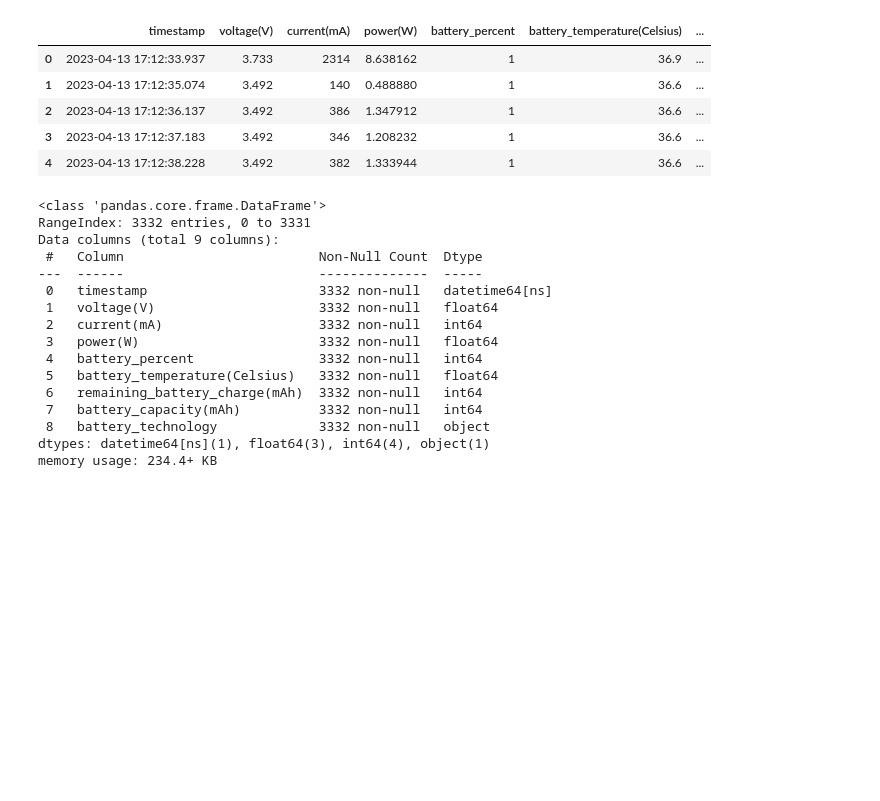
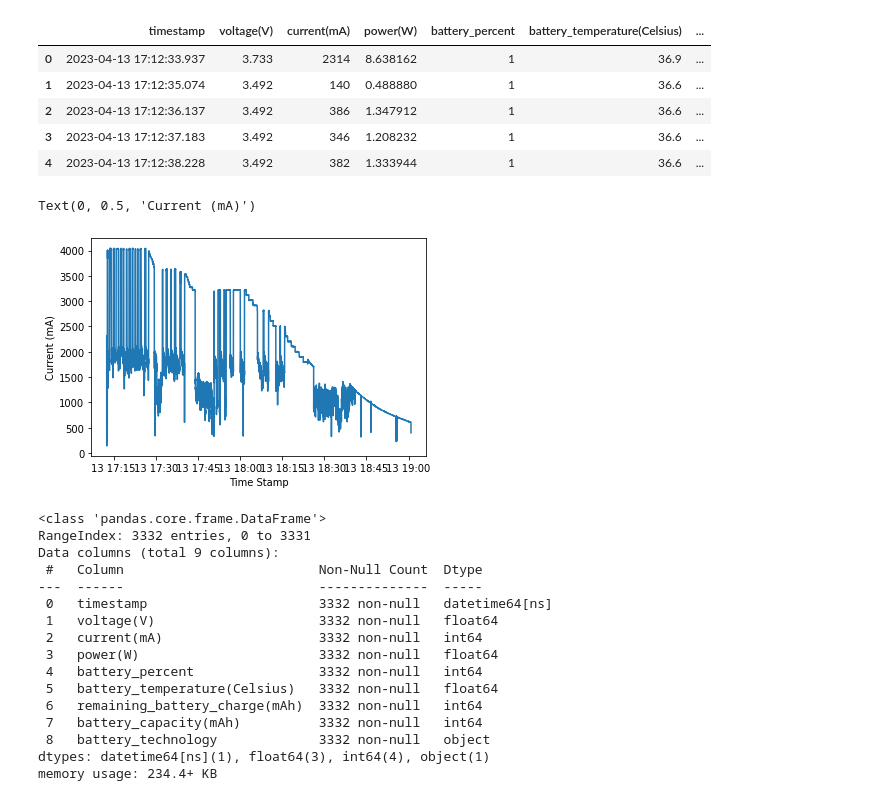
Before and after one commit to hrishi463/Phone-Battery, a Jupyter notebook: new_main.ipynb, the cells around one changed output. Saved outputs shown, nothing was run; the diff lists cells and outputs as text; code cells hidden in the pictures; blank space fills up the shorter version.

Commit message:
plotted some graphs

```diff
--- a/new_main.ipynb
+++ b/new_main.ipynb
@@ -158,6 +158,15 @@ a70.head()
 | 2 | 2023-04-13 17:12:36.137 | 3.492 | 386 | 1.347912 | 1 | 36.6 | ... |
 | 3 | 2023-04-13 17:12:37.183 | 3.492 | 346 | 1.208232 | 1 | 36.6 | ... |
 | 4 | 2023-04-13 17:12:38.228 | 3.492 | 382 | 1.333944 | 1 | 36.6 | ... |
+# %%
+x = a70["timestamp"]
+y = a70["current(mA)"]
+plt.plot(x, y)
+plt.xlabel("Time Stamp")
+plt.ylabel("Current (mA)")
+# %% [output]
+Text(0, 0.5, 'Current (mA)')
+[figure, added]
 # %%
 pixel6a = pd.read_csv("dataset/pixel_6a.csv")
 # %%
```
Also changed, not shown: parts of 1 cell of this notebook.
